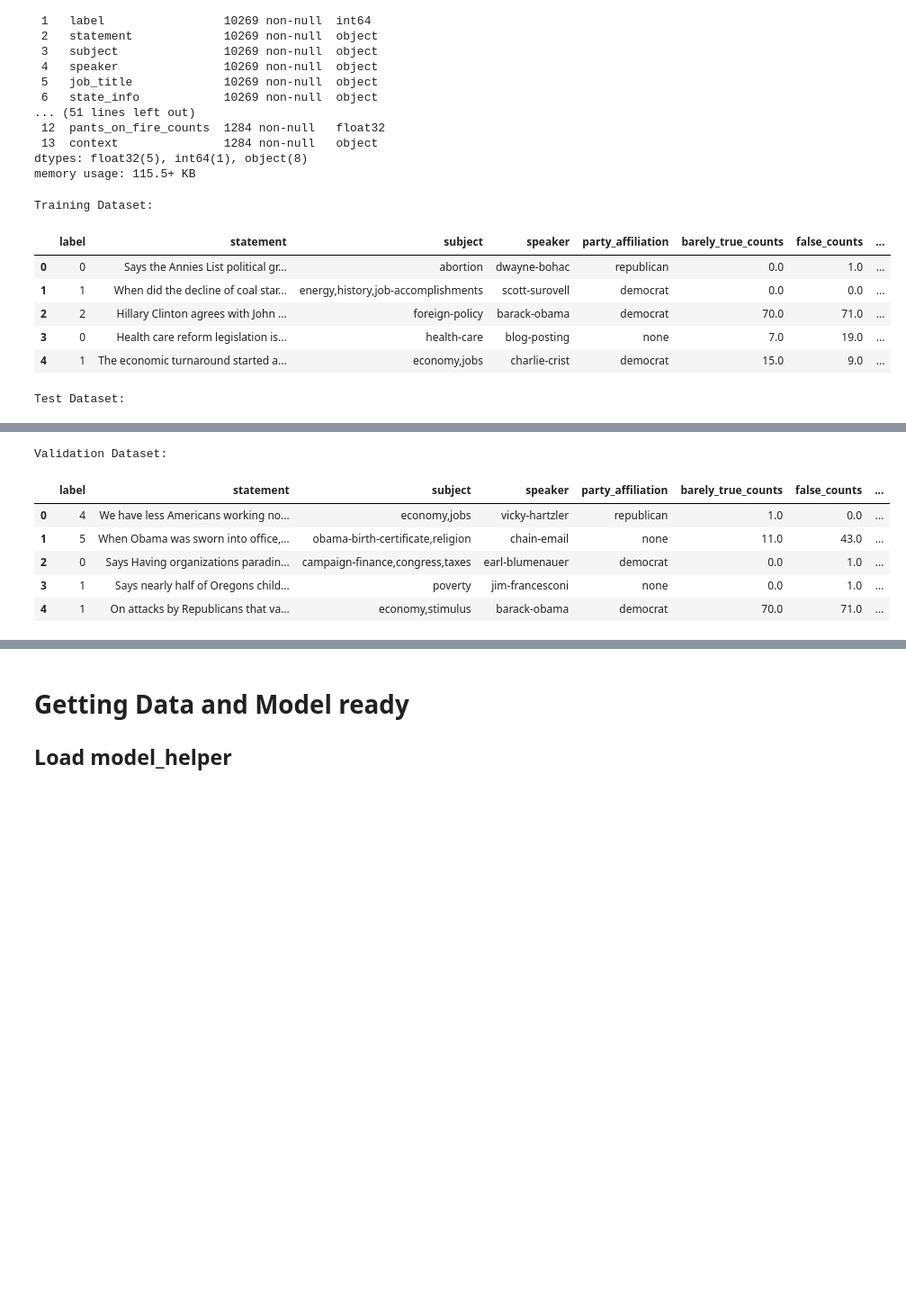
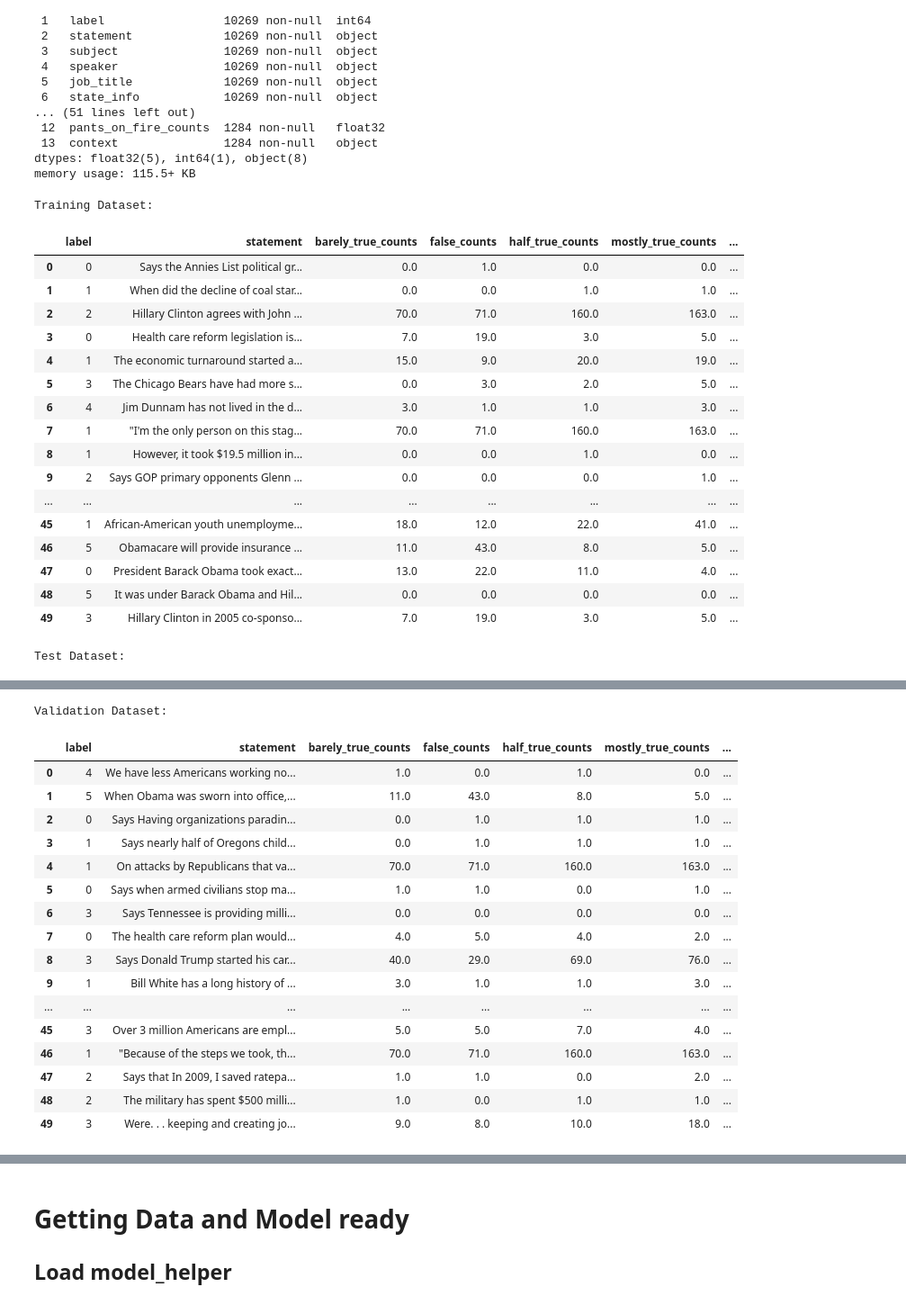
Before and after one commit to mattlundberg/Project-3, a Jupyter notebook: src/matttesting.ipynb, the cells around one changed output, grey strips where cells are left out. Shown: that part at 90% size. Saved outputs shown, nothing was run; the diff lists cells and outputs as text; code cells hidden in the pictures; blank space fills up the shorter version.

```diff
--- a/src/matttesting.ipynb
+++ b/src/matttesting.ipynb
@@ -38,25 +39,36 @@ dtypes: float32(5), int64(1), object(8)
 memory usage: 115.5+ KB
 # %%
 # Drop specified columns from each dataset
-columns_to_drop = ['id',  'job_title', 'state_info', 'context']
+columns_to_drop = ['id', 'subject', 'speaker', 'job_title', 'state_info', 'party_affiliation', 'context']
 
 ds_train = ds_train.drop(columns=columns_to_drop)
 ds_test = ds_test.drop(columns=columns_to_drop)
 ds_validation = ds_validation.drop(columns=columns_to_drop)
 
 # Display results
 print("Training Dataset:")
-display(ds_train.head())
+display(ds_train.head(50))
 print("\nTest Dataset:")
-display(ds_test.head())
+display(ds_test.head(50))
 print("\nValidation Dataset:")
-display(ds_validation.head())
+display(ds_validation.head(50))
 # %% [output]
 Training Dataset:
-|  | label | statement | subject | speaker | party_affiliation | barely_true_counts | false_counts | ... |
-| 0 | 0 | Says the Annies List political gr... | abortion | dwayne-bohac | republican | 0.0 | 1.0 | ... |
-| 1 | 1 | When did the decline of coal star... | energy,history,job-accomplishments | scott-surovell | democrat | 0.0 | 0.0 | ... |
-| 2 | 2 | Hillary Clinton agrees with John ... | foreign-policy | barack-obama | democrat | 70.0 | 71.0 | ... |
-| 3 | 0 | Health care reform legislation is... | health-care | blog-posting | none | 7.0 | 19.0 | ... |
-| 4 | 1 | The economic turnaround started a... | economy,jobs | charlie-crist | democrat | 15.0 | 9.0 | ... |
+|  | label | statement | barely_true_counts | false_counts | half_true_counts | mostly_true_counts | ... |
+| 0 | 0 | Says the Annies List political gr... | 0.0 | 1.0 | 0.0 | 0.0 | ... |
+| 1 | 1 | When did the decline of coal star... | 0.0 | 0.0 | 1.0 | 1.0 | ... |
+| 2 | 2 | Hillary Clinton agrees with John ... | 70.0 | 71.0 | 160.0 | 163.0 | ... |
+| 3 | 0 | Health care reform legislation is... | 7.0 | 19.0 | 3.0 | 5.0 | ... |
+| 4 | 1 | The economic turnaround started a... | 15.0 | 9.0 | 20.0 | 19.0 | ... |
+| 5 | 3 | The Chicago Bears have had more s... | 0.0 | 3.0 | 2.0 | 5.0 | ... |
+| 6 | 4 | Jim Dunnam has not lived in the d... | 3.0 | 1.0 | 1.0 | 3.0 | ... |
+| 7 | 1 | "I'm the only person on this stag... | 70.0 | 71.0 | 160.0 | 163.0 | ... |
+| 8 | 1 | However, it took $19.5 million in... | 0.0 | 0.0 | 1.0 | 0.0 | ... |
+| 9 | 2 | Says GOP primary opponents Glenn ... | 0.0 | 0.0 | 0.0 | 1.0 | ... |
+| ... | ... | ... | ... | ... | ... | ... | ... |
+| 45 | 1 | African-American youth unemployme... | 18.0 | 12.0 | 22.0 | 41.0 | ... |
+| 46 | 5 | Obamacare will provide insurance ... | 11.0 | 43.0 | 8.0 | 5.0 | ... |
+| 47 | 0 | President Barack Obama took exact... | 13.0 | 22.0 | 11.0 | 4.0 | ... |
+| 48 | 5 | It was under Barack Obama and Hil... | 0.0 | 0.0 | 0.0 | 0.0 | ... |
+| 49 | 3 | Hillary Clinton in 2005 co-sponso... | 7.0 | 19.0 | 3.0 | 5.0 | ... |
 Test Dataset:
@@ -69,7 +92,18 @@ Test Dataset:
 Validation Dataset:
-|  | label | statement | subject | speaker | party_affiliation | barely_true_counts | false_counts | ... |
-| 0 | 4 | We have less Americans working no... | economy,jobs | vicky-hartzler | republican | 1.0 | 0.0 | ... |
-| 1 | 5 | When Obama was sworn into office,... | obama-birth-certificate,religion | chain-email | none | 11.0 | 43.0 | ... |
-| 2 | 0 | Says Having organizations paradin... | campaign-finance,congress,taxes | earl-blumenauer | democrat | 0.0 | 1.0 | ... |
-| 3 | 1 | Says nearly half of Oregons child... | poverty | jim-francesconi | none | 0.0 | 1.0 | ... |
-| 4 | 1 | On attacks by Republicans that va... | economy,stimulus | barack-obama | democrat | 70.0 | 71.0 | ... |
+|  | label | statement | barely_true_counts | false_counts | half_true_counts | mostly_true_counts | ... |
+| 0 | 4 | We have less Americans working no... | 1.0 | 0.0 | 1.0 | 0.0 | ... |
+| 1 | 5 | When Obama was sworn into office,... | 11.0 | 43.0 | 8.0 | 5.0 | ... |
+| 2 | 0 | Says Having organizations paradin... | 0.0 | 1.0 | 1.0 | 1.0 | ... |
+| 3 | 1 | Says nearly half of Oregons child... | 0.0 | 1.0 | 1.0 | 1.0 | ... |
+| 4 | 1 | On attacks by Republicans that va... | 70.0 | 71.0 | 160.0 | 163.0 | ... |
+| 5 | 0 | Says when armed civilians stop ma... | 1.0 | 1.0 | 0.0 | 1.0 | ... |
+| 6 | 3 | Says Tennessee is providing milli... | 0.0 | 0.0 | 0.0 | 0.0 | ... |
+| 7 | 0 | The health care reform plan would... | 4.0 | 5.0 | 4.0 | 2.0 | ... |
+| 8 | 3 | Says Donald Trump started his car... | 40.0 | 29.0 | 69.0 | 76.0 | ... |
+| 9 | 1 | Bill White has a long history of ... | 3.0 | 1.0 | 1.0 | 3.0 | ... |
+| ... | ... | ... | ... | ... | ... | ... | ... |
+| 45 | 3 | Over 3 million Americans are empl... | 5.0 | 5.0 | 7.0 | 4.0 | ... |
+| 46 | 1 | "Because of the steps we took, th... | 70.0 | 71.0 | 160.0 | 163.0 | ... |
+| 47 | 2 | Says that In 2009, I saved ratepa... | 1.0 | 1.0 | 0.0 | 2.0 | ... |
+| 48 | 2 | The military has spent $500 milli... | 1.0 | 0.0 | 1.0 | 1.0 | ... |
+| 49 | 3 | Were. . . keeping and creating jo... | 9.0 | 8.0 | 10.0 | 18.0 | ... |
```
Also changed, not shown: parts of 13 cells of this notebook, 4 other files.
